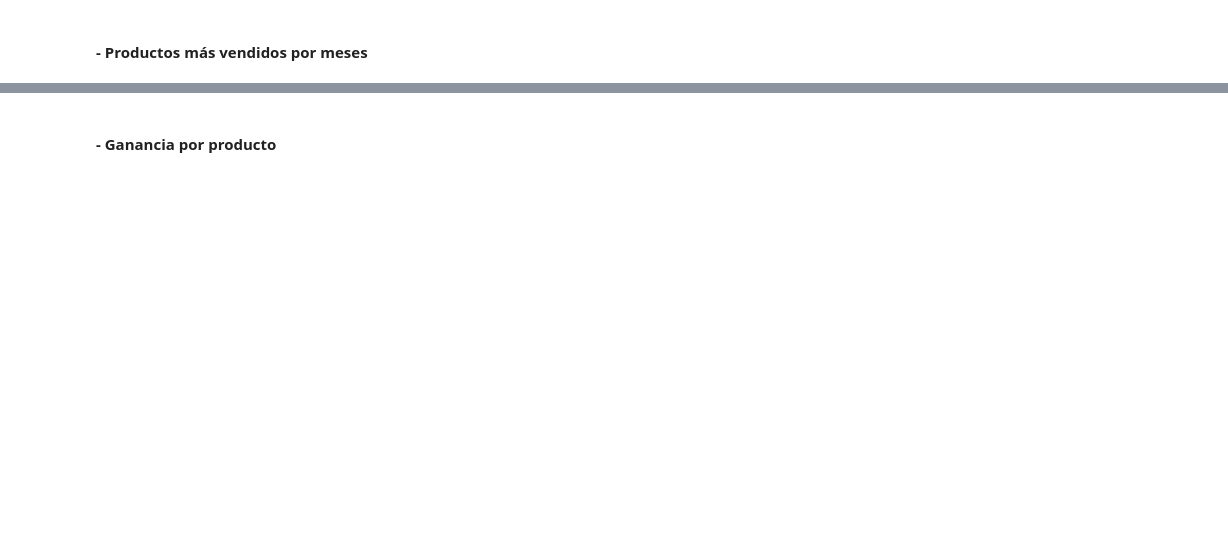
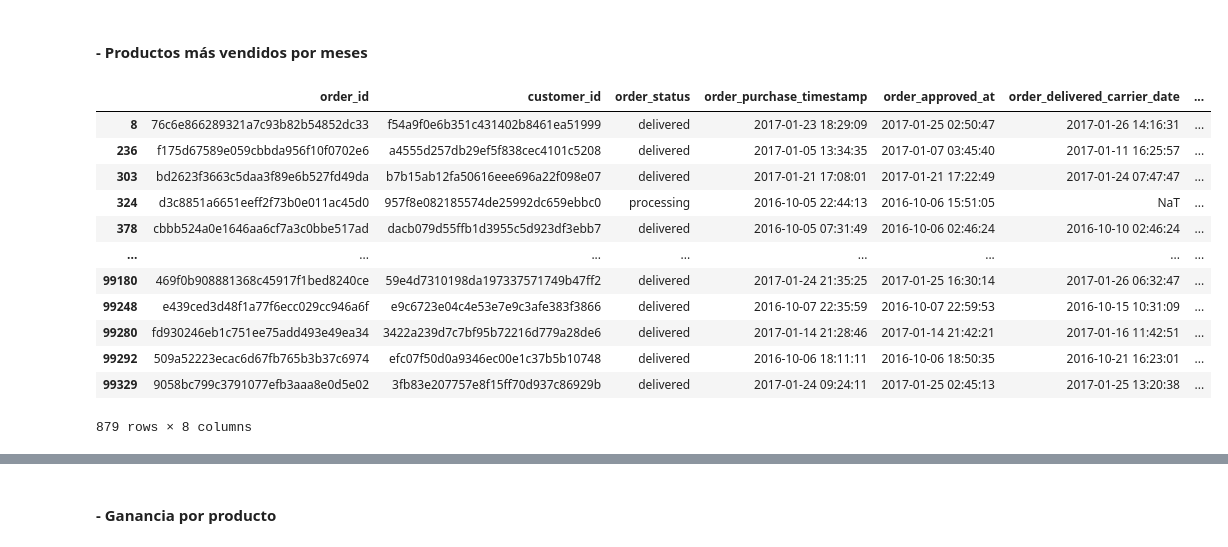
Before and after one commit to dllamas-stem/olist-interactive-dashboad, a Jupyter notebook: notebooks/use-data-notebook.ipynb, the cells around one changed output, grey strips where cells are left out. Saved outputs shown, nothing was run; the diff lists cells and outputs as text; code cells hidden in the pictures; blank space fills up the shorter version.

```diff
--- a/notebooks/use-data-notebook.ipynb
+++ b/notebooks/use-data-notebook.ipynb
@@ -234,0 +268,9 @@ Length: 634, dtype: int64
+# %%
+df_orders_full = pd.merge(
+    left=df_orders.copy().drop(columns='order_status').drop_duplicates(),
+    left_on='order_id',
+    right=df_orders_items_payments,
+    right_on='order_id'
+)
+
+df_orders_full
@@ -235,3 +291,5 @@ Length: 634, dtype: int64
 # %%
-top_10_productos_mas_vendidos = df_order_payments.groupby(by=['order_id'])['payment_value'].sum().to_frame()
-top_10_productos_mas_vendidos
+get_total_generated = lambda df, group_by_key, price_key: df.groupby(by=[group_by_key]).agg(
+    times_buyed = pd.NamedAgg(column=price_key, aggfunc='count'),
+    total_generated = pd.NamedAgg(column=price_key, aggfunc='sum')
+).sort_values(by=['total_generated'], ascending=False)
@@ -252,0 +296,4 @@ top_10_productos_mas_vendidos
+# %%
+df_products_total_generated = get_total_generated(df_orders_full, 'product_id', 'payment_value')
+
+df_products_total_generated.sort_values(by=['times_buyed'], ascending=False)
@@ -253,2 +327,28 @@ top_10_productos_mas_vendidos
 # %% [markdown]
 #### - Productos más vendidos por meses
+# %%
+df_products_total_generated
+df_orders
+
+start_date = '2016/09/05'
+end_date =  '2017/01/27'
+df_orders_by_date = df_orders[
+        (df_orders['order_purchase_timestamp'] >= pd.to_datetime(start_date)) &
+        (df_orders['order_purchase_timestamp'] <= pd.to_datetime(end_date))
+    ]
+
+df_orders_by_date
+# %% [output]
+|  | order_id | customer_id | order_status | order_purchase_timestamp | order_approved_at | order_delivered_carrier_date | ... |
+| 8 | 76c6e866289321a7c93b82b54852dc33 | f54a9f0e6b351c431402b8461ea51999 | delivered | 2017-01-23 18:29:09 | 2017-01-25 02:50:47 | 2017-01-26 14:16:31 | ... |
+| 236 | f175d67589e059cbbda956f10f0702e6 | a4555d257db29ef5f838cec4101c5208 | delivered | 2017-01-05 13:34:35 | 2017-01-07 03:45:40 | 2017-01-11 16:25:57 | ... |
+| 303 | bd2623f3663c5daa3f89e6b527fd49da | b7b15ab12fa50616eee696a22f098e07 | delivered | 2017-01-21 17:08:01 | 2017-01-21 17:22:49 | 2017-01-24 07:47:47 | ... |
+| 324 | d3c8851a6651eeff2f73b0e011ac45d0 | 957f8e082185574de25992dc659ebbc0 | processing | 2016-10-05 22:44:13 | 2016-10-06 15:51:05 | NaT | ... |
+| 378 | cbbb524a0e1646aa6cf7a3c0bbe517ad | dacb079d55ffb1d3955c5d923df3ebb7 | delivered | 2016-10-05 07:31:49 | 2016-10-06 02:46:24 | 2016-10-10 02:46:24 | ... |
+| ... | ... | ... | ... | ... | ... | ... | ... |
+| 99180 | 469f0b908881368c45917f1bed8240ce | 59e4d7310198da197337571749b47ff2 | delivered | 2017-01-24 21:35:25 | 2017-01-25 16:30:14 | 2017-01-26 06:32:47 | ... |
+| 99248 | e439ced3d48f1a77f6ecc029cc946a6f | e9c6723e04c4e53e7e9c3afe383f3866 | delivered | 2016-10-07 22:35:59 | 2016-10-07 22:59:53 | 2016-10-15 10:31:09 | ... |
+| 99280 | fd930246eb1c751ee75add493e49ea34 | 3422a239d7c7bf95b72216d779a28de6 | delivered | 2017-01-14 21:28:46 | 2017-01-14 21:42:21 | 2017-01-16 11:42:51 | ... |
+| 99292 | 509a52223ecac6d67fb765b3b37c6974 | efc07f50d0a9346ec00e1c37b5b10748 | delivered | 2016-10-06 18:11:11 | 2016-10-06 18:50:35 | 2016-10-21 16:23:01 | ... |
+| 99329 | 9058bc799c3791077efb3aaa8e0d5e02 | 3fb83e207757e8f15ff70d937c86929b | delivered | 2017-01-24 09:24:11 | 2017-01-25 02:45:13 | 2017-01-25 13:20:38 | ... |
+879 rows × 8 columns
```
Also changed, not shown: parts of 13 cells of this notebook, 15 other files.
